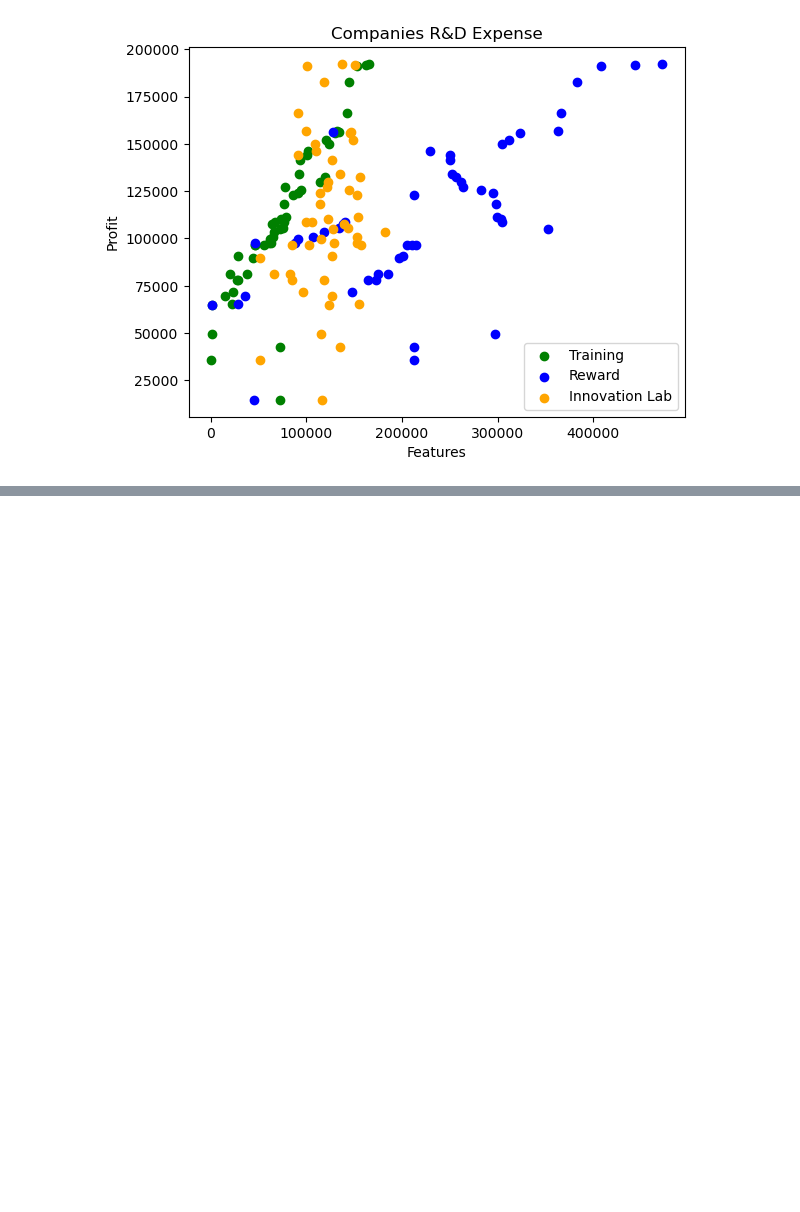
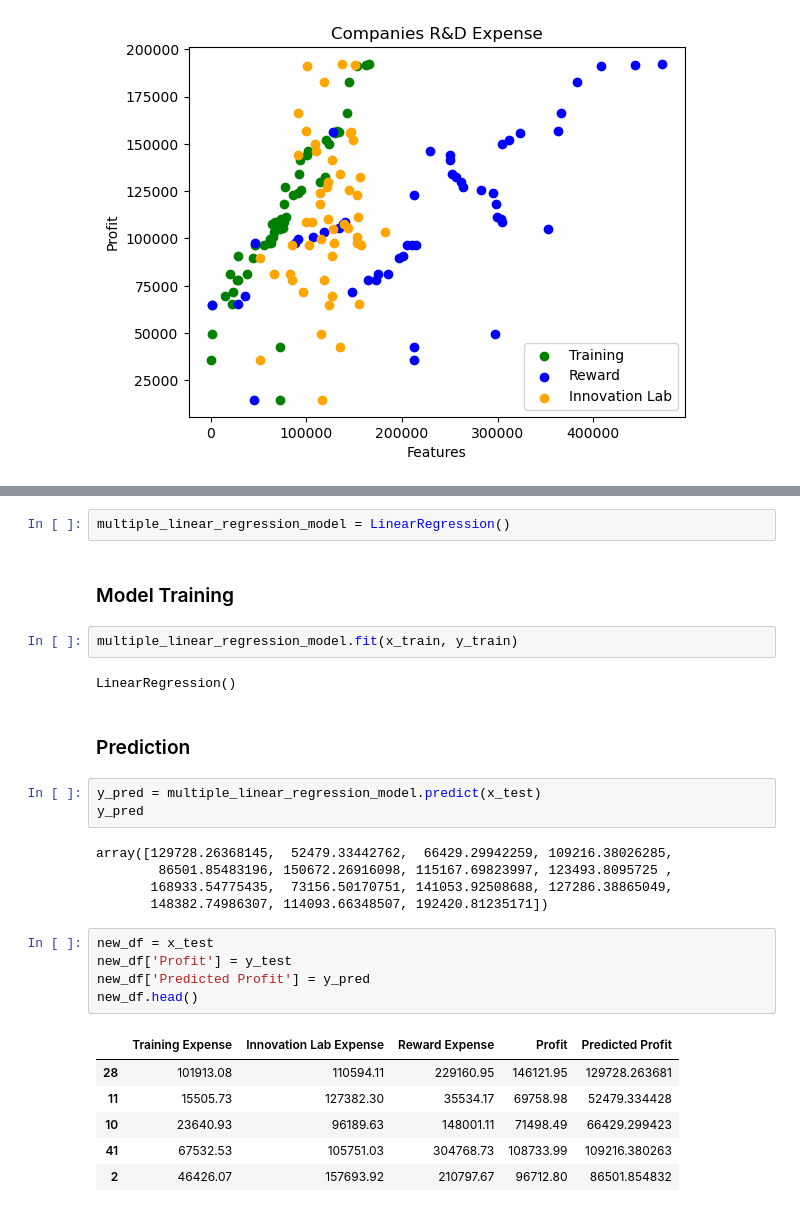
Before and after one commit to markdhareal/linear-regression-models, a Jupyter notebook: notebook/multiple-linear-regression.ipynb, the cells around one changed output, grey strips where cells are left out. Drawn from its saved outputs; the diff is of its cells as text; blank space fills up the shorter version.

Commit message:
Model Done

```diff
--- a/notebook/multiple-linear-regression.ipynb
+++ b/notebook/multiple-linear-regression.ipynb
@@ -141,0 +144,30 @@ plt.show()
+# %%
+multiple_linear_regression_model = LinearRegression()
+# %% [markdown]
+### Model Training
+# %%
+multiple_linear_regression_model.fit(x_train, y_train)
+# %% [output]
+LinearRegression()
+# %% [markdown]
+### Prediction
+# %%
+y_pred = multiple_linear_regression_model.predict(x_test)
+y_pred
+# %% [output]
+array([129728.26368145,  52479.33442762,  66429.29942259, 109216.38026285,
+        86501.85483196, 150672.26916098, 115167.69823997, 123493.8095725 ,
+       168933.54775435,  73156.50170751, 141053.92508688, 127286.38865049,
+       148382.74986307, 114093.66348507, 192420.81235171])
+# %%
+new_df = x_test
+new_df['Profit'] = y_test
+new_df['Predicted Profit'] = y_pred
+new_df.head()
+# %% [output]
+|  | Training Expense | Innovation Lab Expense | Reward Expense | Profit | Predicted Profit |
+| 28 | 101913.08 | 110594.11 | 229160.95 | 146121.95 | 129728.263681 |
+| 11 | 15505.73 | 127382.30 | 35534.17 | 69758.98 | 52479.334428 |
+| 10 | 23640.93 | 96189.63 | 148001.11 | 71498.49 | 66429.299423 |
+| 41 | 67532.53 | 105751.03 | 304768.73 | 108733.99 | 109216.380263 |
+| 2 | 46426.07 | 157693.92 | 210797.67 | 96712.80 | 86501.854832 |
```
Also changed, not shown: parts of 6 cells of this notebook.
